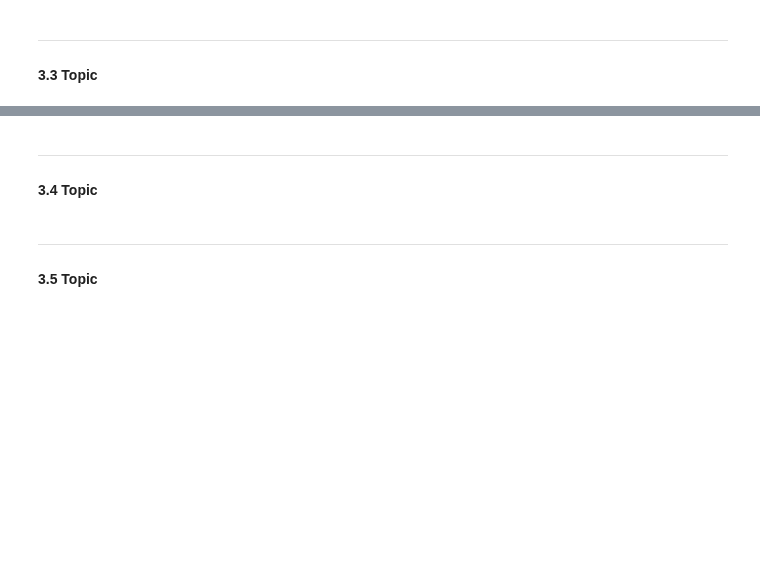
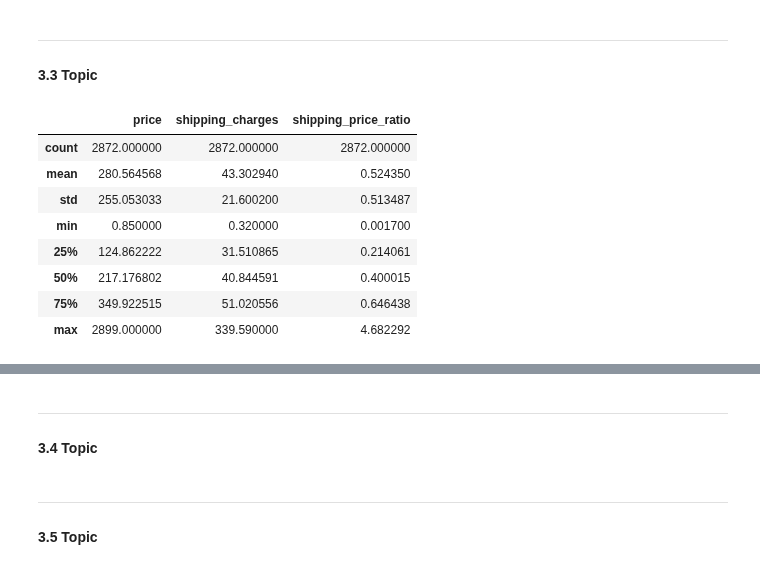
Before and after one commit to JatinY459/ecommerce-data-analysis, a Jupyter notebook: notebooks/04_EDA_products_sellers.ipynb, the cells around one changed output, grey strips where cells are left out. Drawn from its saved outputs; the diff is of its cells as text; code cells hidden in the pictures; blank space fills up the shorter version.

```diff
--- a/notebooks/04_EDA_products_sellers.ipynb
+++ b/notebooks/04_EDA_products_sellers.ipynb
@@ -202,3 +244,17 @@ plt.show()
 # %% [markdown]
 ---
 #### **3.3 Topic** <a id="topic-3-3"></a>
+# %%
+order_items_by_seller = order_items.groupby('seller_id')[['price', 'shipping_charges', 'shipping_price_ratio']].mean()
+# %%
+order_items_by_seller.describe()
+# %% [output]
+|  | price | shipping_charges | shipping_price_ratio |
+| count | 2872.000000 | 2872.000000 | 2872.000000 |
+| mean | 280.564568 | 43.302940 | 0.524350 |
+| std | 255.053033 | 21.600200 | 0.513487 |
+| min | 0.850000 | 0.320000 | 0.001700 |
+| 25% | 124.862222 | 31.510865 | 0.214061 |
+| 50% | 217.176802 | 40.844591 | 0.400015 |
+| 75% | 349.922515 | 51.020556 | 0.646438 |
+| max | 2899.000000 | 339.590000 | 4.682292 |
```
Also changed, not shown: parts of 10 cells of this notebook.
